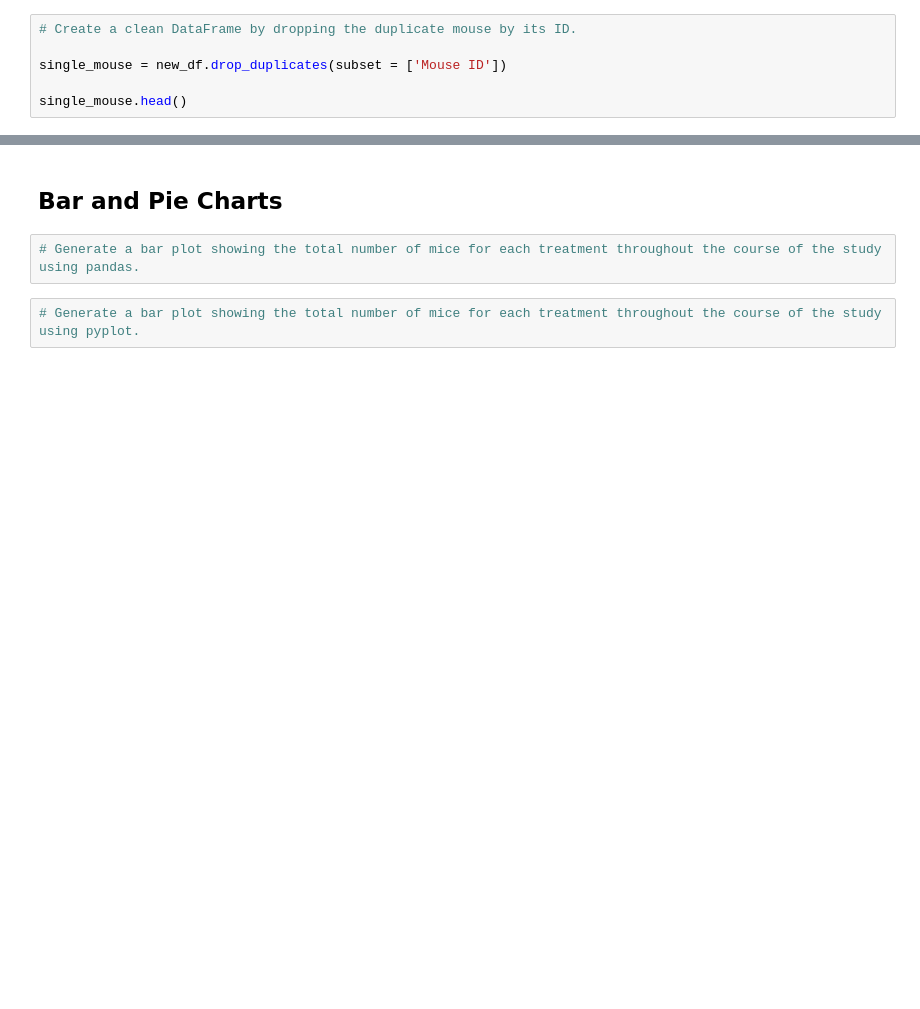
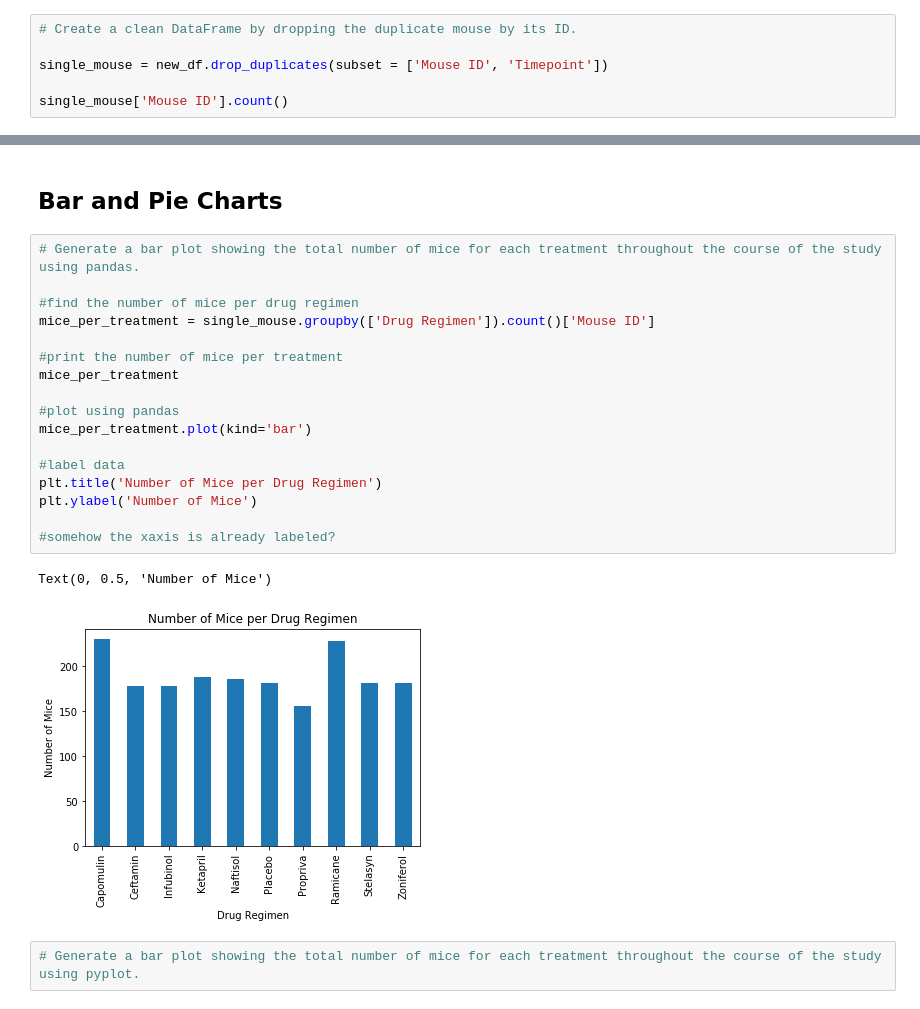
Before and after one commit to debrawu/matplotlib-challenge, a Jupyter notebook: Pymaceuticals/pymaceuticals_starter.ipynb, the cells around one changed output, grey strips where cells are left out. Cells and saved outputs as stored; diff of their text form; blank space fills up the shorter version.

```diff
--- a/Pymaceuticals/pymaceuticals_starter.ipynb
+++ b/Pymaceuticals/pymaceuticals_starter.ipynb
@@ -61,7 +60,7 @@ print(duplicate_mice)
 # %%
 # Create a clean DataFrame by dropping the duplicate mouse by its ID.
 
-single_mouse = new_df.drop_duplicates(subset = ['Mouse ID'])
+single_mouse = new_df.drop_duplicates(subset = ['Mouse ID', 'Timepoint'])
 
-single_mouse.head()
+single_mouse['Mouse ID'].count()
 # %% [output]
@@ -90,6 +131,24 @@ single_mouse.shape
 ## Bar and Pie Charts
 # %%
 # Generate a bar plot showing the total number of mice for each treatment throughout the course of the study using pandas.
+
+#find the number of mice per drug regimen
+mice_per_treatment = single_mouse.groupby(['Drug Regimen']).count()['Mouse ID']
+
+#print the number of mice per treatment
+mice_per_treatment
+
+#plot using pandas
+mice_per_treatment.plot(kind='bar')
+
+#label data
+plt.title('Number of Mice per Drug Regimen')
+plt.ylabel('Number of Mice')
+
+#somehow the xaxis is already labeled?
+# %% [output]
+Text(0, 0.5, 'Number of Mice')
+[figure, added]
 # %%
 # Generate a bar plot showing the total number of mice for each treatment throughout the course of the study using pyplot.
 # %%
```
Also changed, not shown: parts of 7 cells of this notebook.
